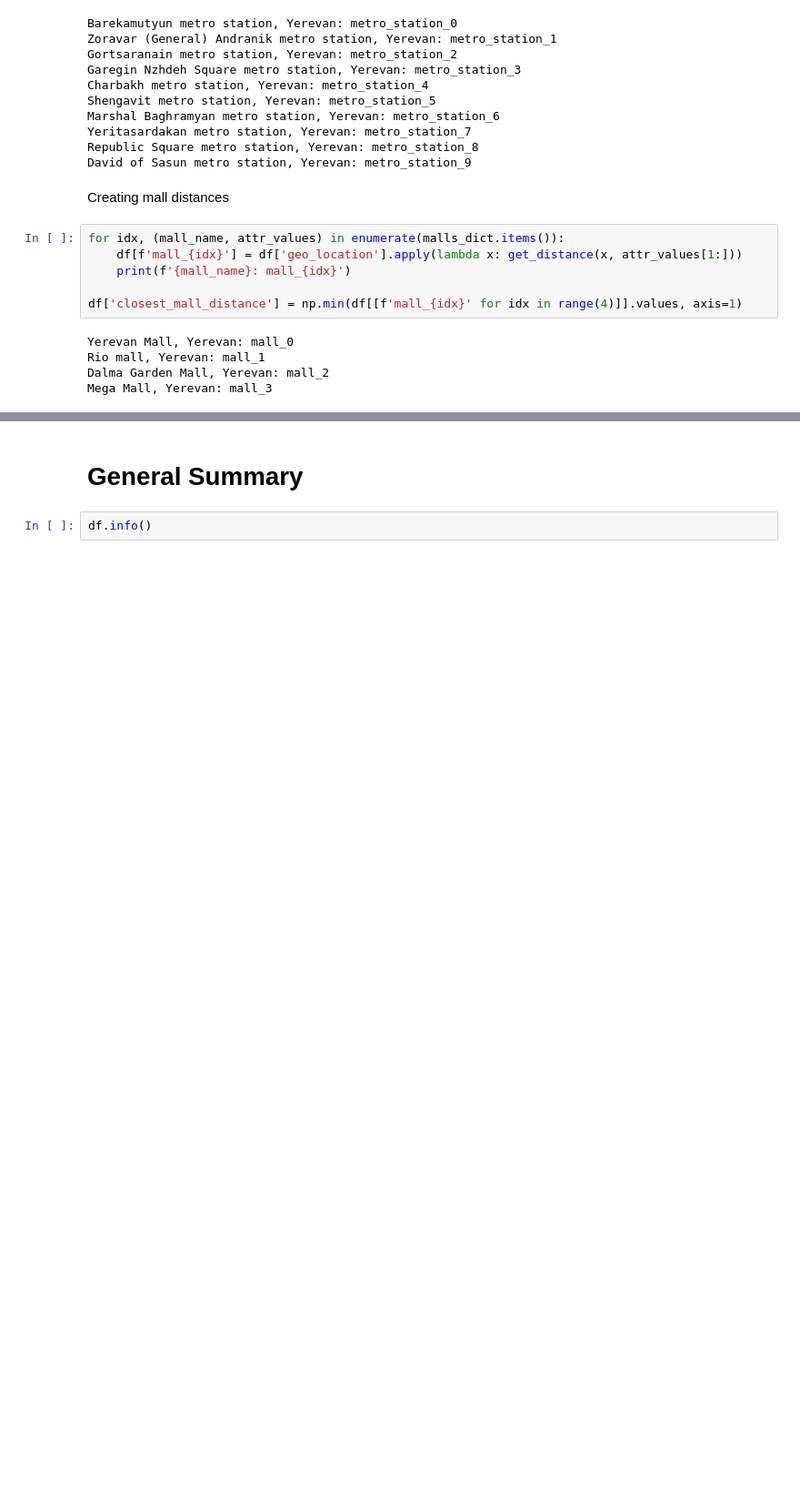
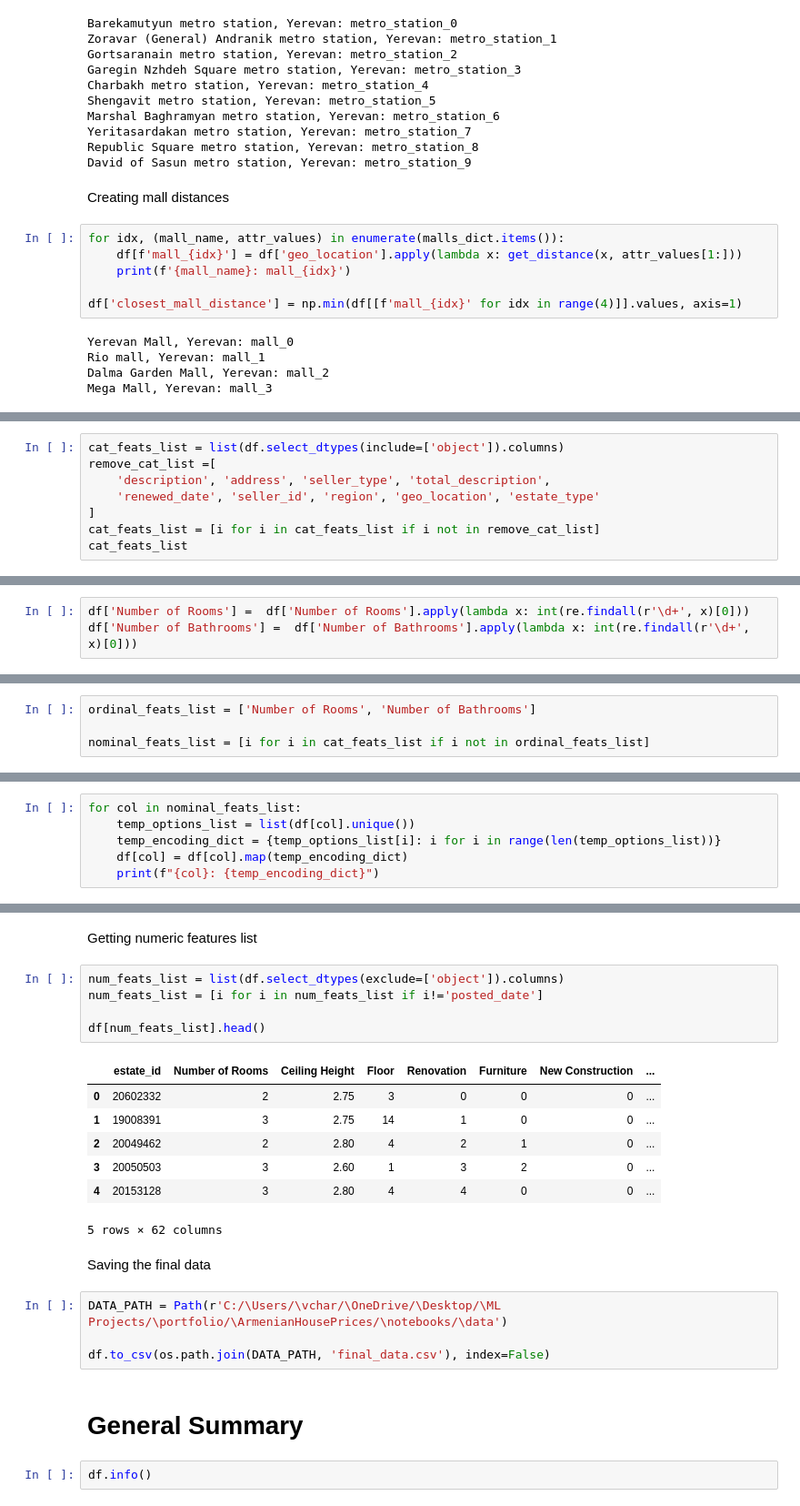
Before and after one commit to VaheC/ArmenianHousePrices, a Jupyter notebook: notebooks/EDA.ipynb, the cells around one changed output, grey strips where cells are left out. Shown at 91% size. Cells and saved outputs as stored; diff of their text form; blank space fills up the shorter version.

Commit message:
feature encoding and separation added

```diff
--- a/notebooks/EDA.ipynb
+++ b/notebooks/EDA.ipynb
@@ -1234,0 +1222,8 @@ Name: closest_mall_distance, Length: 22424, dtype: float64
+# %%
+cat_feats_list = list(df.select_dtypes(include=['object']).columns)
+remove_cat_list =[
+    'description', 'address', 'seller_type', 'total_description',
+    'renewed_date', 'seller_id', 'region', 'geo_location', 'estate_type'
+]
+cat_feats_list = [i for i in cat_feats_list if i not in remove_cat_list]
+cat_feats_list
@@ -1234,0 +1258,3 @@ Name: closest_mall_distance, Length: 22424, dtype: float64
+# %%
+df['Number of Rooms'] =  df['Number of Rooms'].apply(lambda x: int(re.findall(r'\d+', x)[0]))
+df['Number of Bathrooms'] =  df['Number of Bathrooms'].apply(lambda x: int(re.findall(r'\d+', x)[0]))
@@ -1234,0 +1263,4 @@ Name: closest_mall_distance, Length: 22424, dtype: float64
+# %%
+ordinal_feats_list = ['Number of Rooms', 'Number of Bathrooms']
+
+nominal_feats_list = [i for i in cat_feats_list if i not in ordinal_feats_list]
@@ -1234,0 +1269,6 @@ Name: closest_mall_distance, Length: 22424, dtype: float64
+# %%
+for col in nominal_feats_list:
+    temp_options_list = list(df[col].unique())
+    temp_encoding_dict = {temp_options_list[i]: i for i in range(len(temp_options_list))}
+    df[col] = df[col].map(temp_encoding_dict)
+    print(f"{col}: {temp_encoding_dict}")
@@ -1235,3 +1291,24 @@ Name: closest_mall_distance, Length: 22424, dtype: float64
+# %% [markdown]
+Getting numeric features list
+# %%
+num_feats_list = list(df.select_dtypes(exclude=['object']).columns)
+num_feats_list = [i for i in num_feats_list if i!='posted_date']
+
+df[num_feats_list].head()
+# %% [output]
+|  | estate_id | Number of Rooms | Ceiling Height | Floor | Renovation | Furniture | New Construction | ... |
+| 0 | 20602332 | 2 | 2.75 | 3 | 0 | 0 | 0 | ... |
+| 1 | 19008391 | 3 | 2.75 | 14 | 1 | 0 | 0 | ... |
+| 2 | 20049462 | 2 | 2.80 | 4 | 2 | 1 | 0 | ... |
+| 3 | 20050503 | 3 | 2.60 | 1 | 3 | 2 | 0 | ... |
+| 4 | 20153128 | 3 | 2.80 | 4 | 4 | 0 | 0 | ... |
+5 rows × 62 columns
+# %% [markdown]
+Saving the final data
+# %%
+DATA_PATH = Path(r'C:/\Users/\vchar/\OneDrive/\Desktop/\ML Projects/\portfolio/\ArmenianHousePrices/\notebooks/\data')
+
+df.to_csv(os.path.join(DATA_PATH, 'final_data.csv'), index=False)
 # %% [markdown]
 # General Summary
 # %%
```
Also changed, not shown: parts of 18 cells of this notebook.
